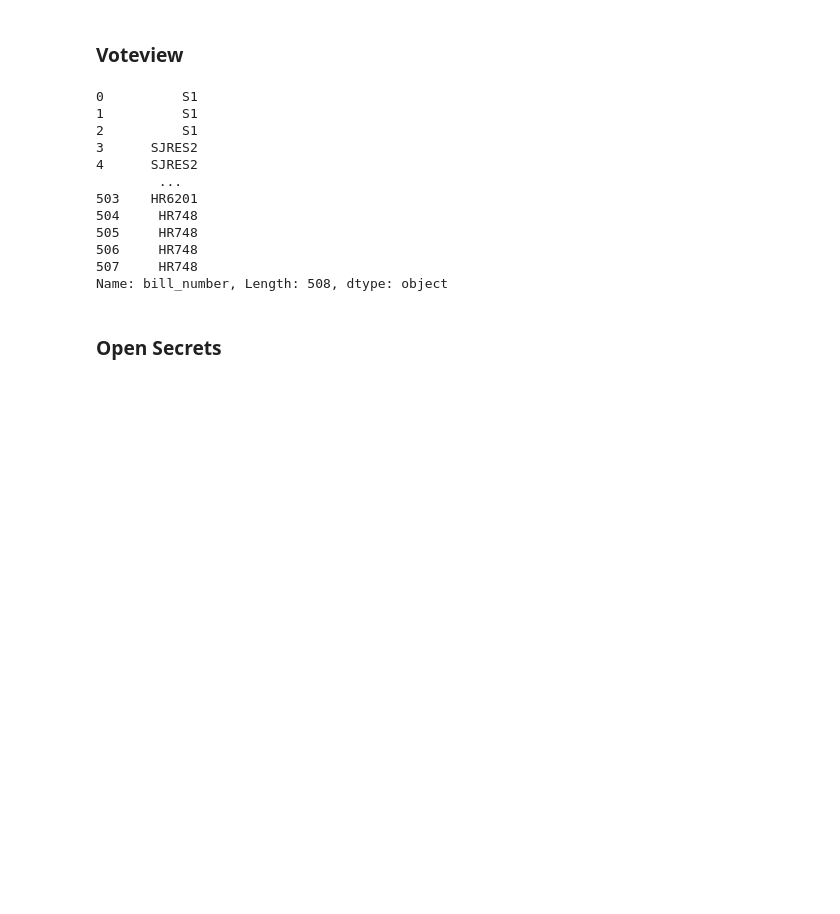
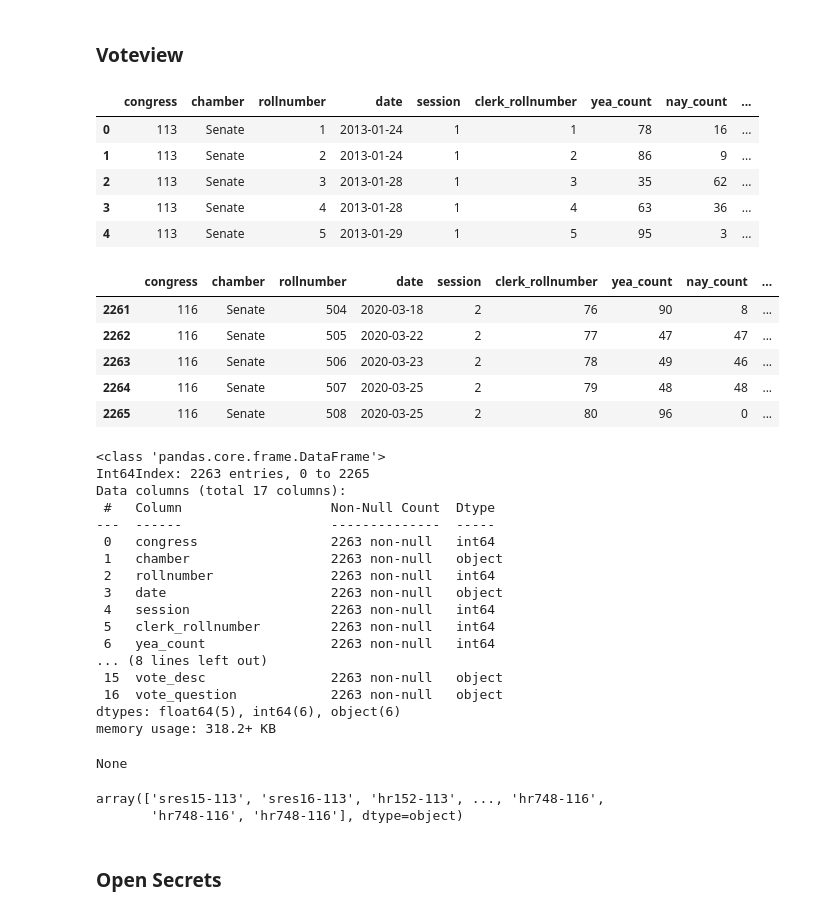
Before and after one commit to zapatos24/senator_nlp_vote_prediction, a Jupyter notebook: sm_project_data_gathering.ipynb, the cells around one changed output. Cells and saved outputs as stored; diff of their text form; code cells hidden in the pictures; blank space fills up the shorter version.

Commit message:
parse down voteview senate votes to only non-nomination votes, and output an array of those bills and their respective congresses

```diff
--- a/sm_project_data_gathering.ipynb
+++ b/sm_project_data_gathering.ipynb
@@ -24,6 +25,7 @@ def get_keys(path):
 ## ETL
 # %%
 current_congress = 116
+start_congress = 113
 # %% [markdown]
 ### Voteview
 # %%
@@ -57,23 +59,62 @@ def get_voteview_csv_content(content_type, current_congress_num):
 # get_voteview_csv_content('rollcalls', current_congress)
 # %%
 # get_voteview_csv_content('members', current_congress)
-# %%
-df = pd.read_csv('rollcalls/S116_rollcalls.csv')
-
-df.bill_number
-# %% [output]
-0          S1
-1          S1
-2          S1
-3      SJRES2
-4      SJRES2
-        ...
-503    HR6201
-504     HR748
-505     HR748
-506     HR748
-507     HR748
-Name: bill_number, Length: 508, dtype: object
+# %%
+rollcall_df = pd.DataFrame()
+for i in range(start_congress, current_congress+1):
+    temp_df = pd.read_csv('rollcalls/S{}_rollcalls.csv'.format(i))
+    rollcall_df = pd.concat([rollcall_df, temp_df], ignore_index=True)
+
+rollcall_df.drop('dtl_desc', axis=1, inplace=True)
+rollcall_df.dropna(axis=0, inplace=True)
+
+display(rollcall_df.head())
+display(rollcall_df.tail())
+display(rollcall_df.info())
+# %% [output]
+|  | congress | chamber | rollnumber | date | session | clerk_rollnumber | yea_count | nay_count | ... |
+| 0 | 113 | Senate | 1 | 2013-01-24 | 1 | 1 | 78 | 16 | ... |
+| 1 | 113 | Senate | 2 | 2013-01-24 | 1 | 2 | 86 | 9 | ... |
+| 2 | 113 | Senate | 3 | 2013-01-28 | 1 | 3 | 35 | 62 | ... |
+| 3 | 113 | Senate | 4 | 2013-01-28 | 1 | 4 | 63 | 36 | ... |
+| 4 | 113 | Senate | 5 | 2013-01-29 | 1 | 5 | 95 | 3 | ... |
+|  | congress | chamber | rollnumber | date | session | clerk_rollnumber | yea_count | nay_count | ... |
+| 2261 | 116 | Senate | 504 | 2020-03-18 | 2 | 76 | 90 | 8 | ... |
+| 2262 | 116 | Senate | 505 | 2020-03-22 | 2 | 77 | 47 | 47 | ... |
+| 2263 | 116 | Senate | 506 | 2020-03-23 | 2 | 78 | 49 | 46 | ... |
+| 2264 | 116 | Senate | 507 | 2020-03-25 | 2 | 79 | 48 | 48 | ... |
+| 2265 | 116 | Senate | 508 | 2020-03-25 | 2 | 80 | 96 | 0 | ... |
+<class 'pandas.core.frame.DataFrame'>
+Int64Index: 2263 entries, 0 to 2265
+Data columns (total 17 columns):
+ #   Column                   Non-Null Count  Dtype
+---  ------                   --------------  -----
+ 0   congress                 2263 non-null   int64
+ 1   chamber                  2263 non-null   object
+ 2   rollnumber               2263 non-null   int64
+ 3   date                     2263 non-null   object
+ 4   session                  2263 non-null   int64
+ 5   clerk_rollnumber         2263 non-null   int64
+ 6   yea_count                2263 non-null   int64
+... (8 lines left out)
+ 15  vote_desc                2263 non-null   object
+ 16  vote_question            2263 non-null   object
+dtypes: float64(5), int64(6), object(6)
+memory usage: 318.2+ KB
+None
+# %%
+votes_to_ignore = rollcall_df[rollcall_df['bill_number'].str.contains('PN')].bill_number.unique()
+
+non_nomination_votes = rollcall_df[~rollcall_df['bill_number'].isin(votes_to_ignore)][['congress', 'bill_number']]
+
+non_nomination_votes['bill_id'] = non_nomination_votes['bill_number'].apply(lambda x: x.lower()) + '-' + \
+                                  non_nomination_votes['congress'].astype(str)
+
+bills_to_search = non_nomination_votes['bill_id'].values
+bills_to_search
+# %% [output]
+array(['sres15-113', 'sres16-113', 'hr152-113', ..., 'hr748-116',
+       'hr748-116', 'hr748-116'], dtype=object)
 # %% [markdown]
 ### Open Secrets
 # %%
```
Also changed, not shown: parts of 1 cell of this notebook.
